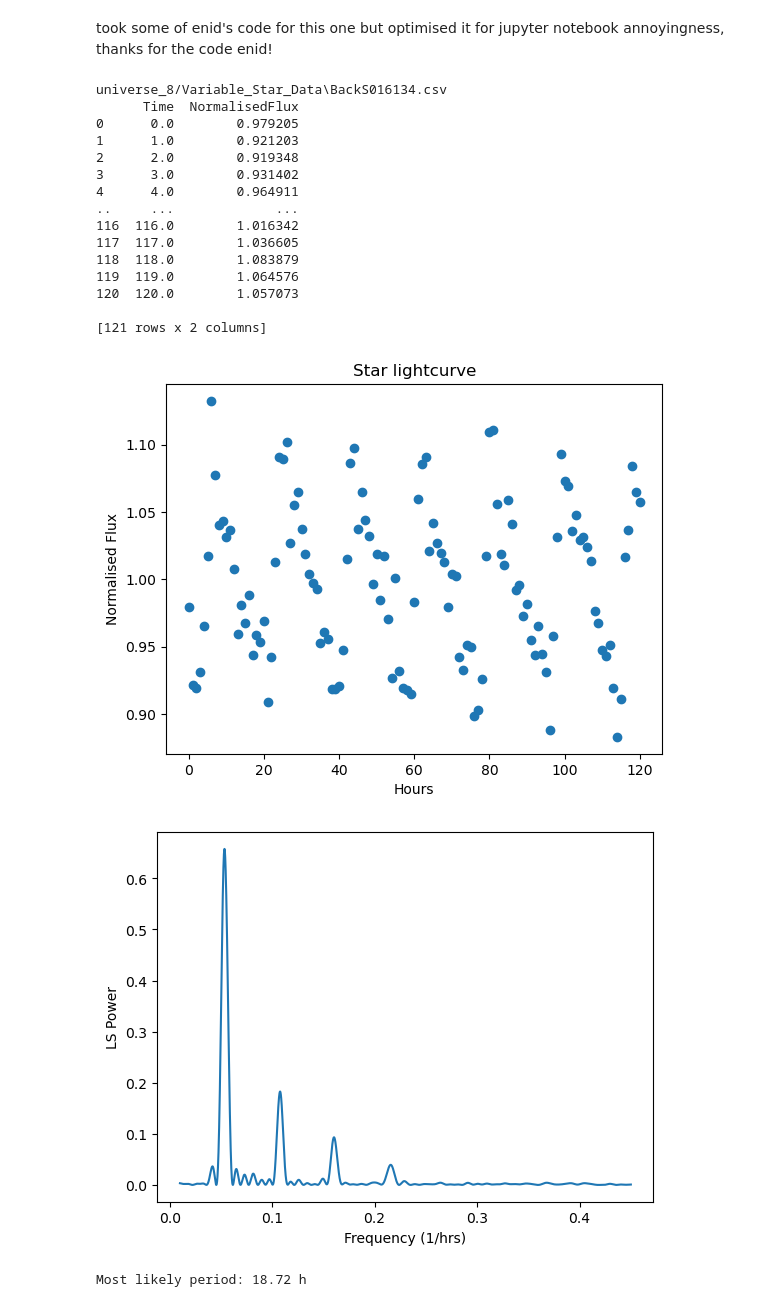
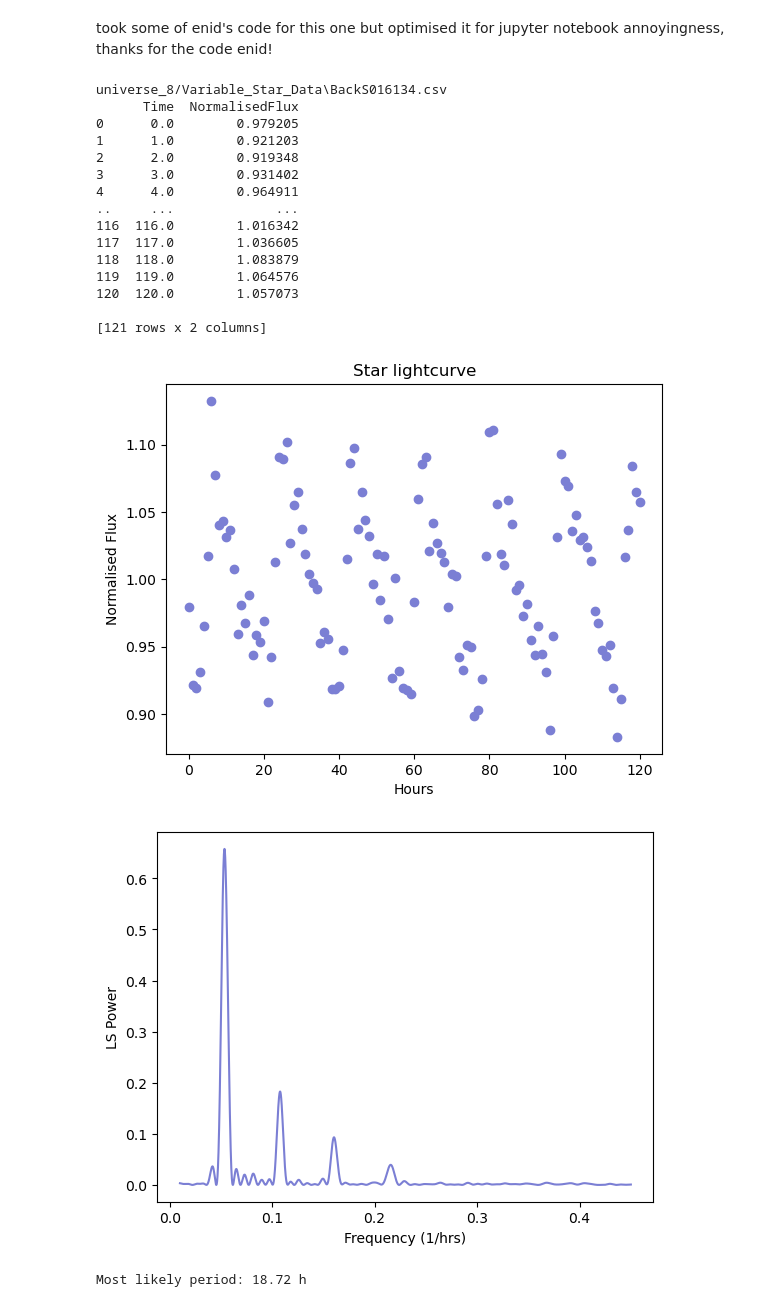
Before and after one commit to nicomii/astro_ladder, a Jupyter notebook: final/welcome.ipynb, the cells around one changed output. Saved outputs shown, nothing was run; the diff lists cells and outputs as text; code cells hidden in the pictures.

```diff
--- a/final/welcome.ipynb
+++ b/final/welcome.ipynb
@@ -110,37 +126,37 @@ for lightcurve in fnames[6:]:
 
 
         data = pd.read_csv(lightcurve)
         print(data)
         time, flux = data['Time'], data['NormalisedFlux']
-        plt.scatter(time, flux);
+        plt.scatter(time, flux, color="#7b7fd4");
         plt.title('Star lightcurve'); plt.xlabel('Hours'); plt.ylabel('Normalised Flux'); plt.show()
         LS = LombScargle(time, flux)
         power = LS.power(freqs)
-        plt.plot(freqs, power);
+        plt.plot(freqs, power, color="#7b7fd4");
         plt.xlabel('Frequency (1/hrs)')
         plt.ylabel('LS Power')
         plt.show()
         print('Most likely period: %.2f h' % (1 / freqs[np.argmax(power)]))
 
         break
 # %% [output]
 universe_8/Variable_Star_Data\BackS016134.csv
       Time  NormalisedFlux
 0      0.0        0.979205
 1      1.0        0.921203
 2      2.0        0.919348
 3      3.0        0.931402
 4      4.0        0.964911
 ..     ...             ...
 116  116.0        1.016342
 117  117.0        1.036605
 118  118.0        1.083879
 119  119.0        1.064576
 120  120.0        1.057073
 
 [121 rows x 2 columns]
-[figure, old version]
+[figure, new version]
-[figure, old version]
+[figure, new version]
 Most likely period: 18.72 h
 # %%
 periods = []
```
Also changed, not shown: parts of 7 cells of this notebook, 8 other files.
